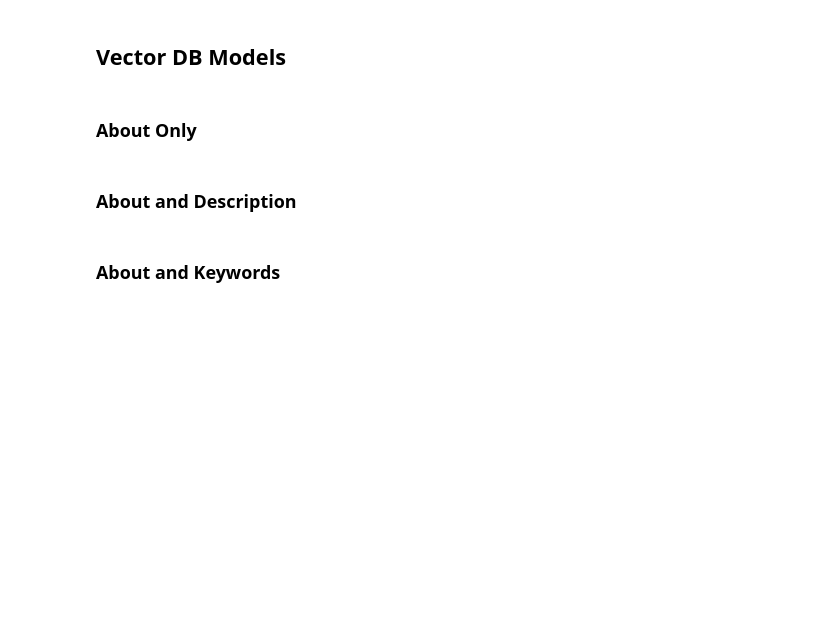
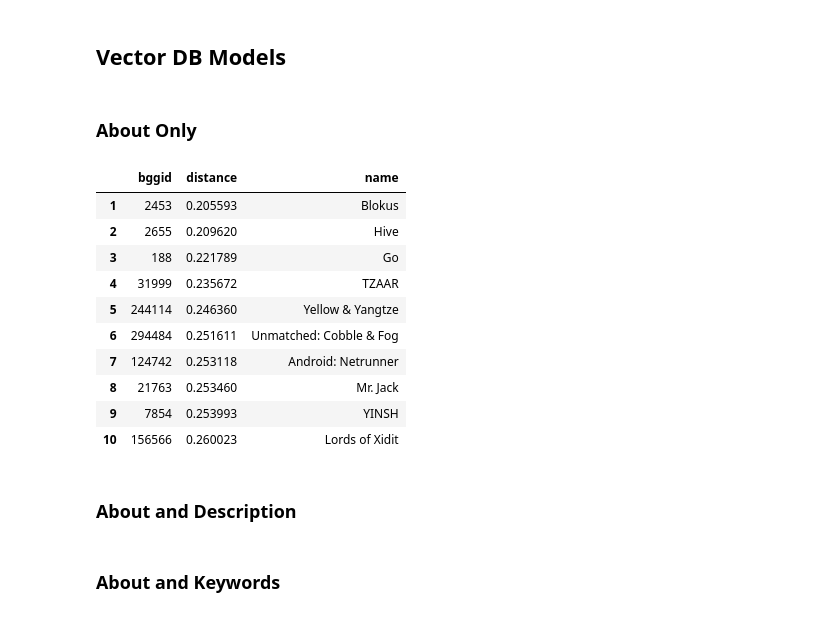
Before and after one commit to threnjen/boardgamegeek, a Jupyter notebook: exploratory_notebooks/03_content_sim_games.ipynb, the cells around one changed output. Saved outputs shown, nothing was run; the diff lists cells and outputs as text; code cells hidden in the pictures; blank space fills up the shorter version.

```diff
--- a/exploratory_notebooks/03_content_sim_games.ipynb
+++ b/exploratory_notebooks/03_content_sim_games.ipynb
@@ -429,14 +463,26 @@ pd.DataFrame(cosine_distances(tester_df[matching_columns]), columns=names, index
 # %%
 collection_name = "about_only"
 
 about_df = pd.read_pickle(f'{sims_dir}about_df.pkl')
 models_df_storage[collection_name] = about_df
 
-picks = get_closet_picks(about_df, game_id, model=collection_name, n_picks=10)
+picks = get_closet_picks_weaviate(about_df, game_id, model=collection_name, n_picks=10)
 
 picks['name'] = [id_game_map[x] for x in picks['bggid']]
 
 picks
+# %% [output]
+|  | bggid | distance | name |
+| 1 | 2453 | 0.205593 | Blokus |
+| 2 | 2655 | 0.209620 | Hive |
+| 3 | 188 | 0.221789 | Go |
+| 4 | 31999 | 0.235672 | TZAAR |
+| 5 | 244114 | 0.246360 | Yellow & Yangtze |
+| 6 | 294484 | 0.251611 | Unmatched: Cobble & Fog |
+| 7 | 124742 | 0.253118 | Android: Netrunner |
+| 8 | 21763 | 0.253460 | Mr. Jack |
+| 9 | 7854 | 0.253993 | YINSH |
+| 10 | 156566 | 0.260023 | Lords of Xidit |
 # %% [markdown]
 ### About and Description
 # %%
```
Also changed, not shown: parts of 69 cells of this notebook.
